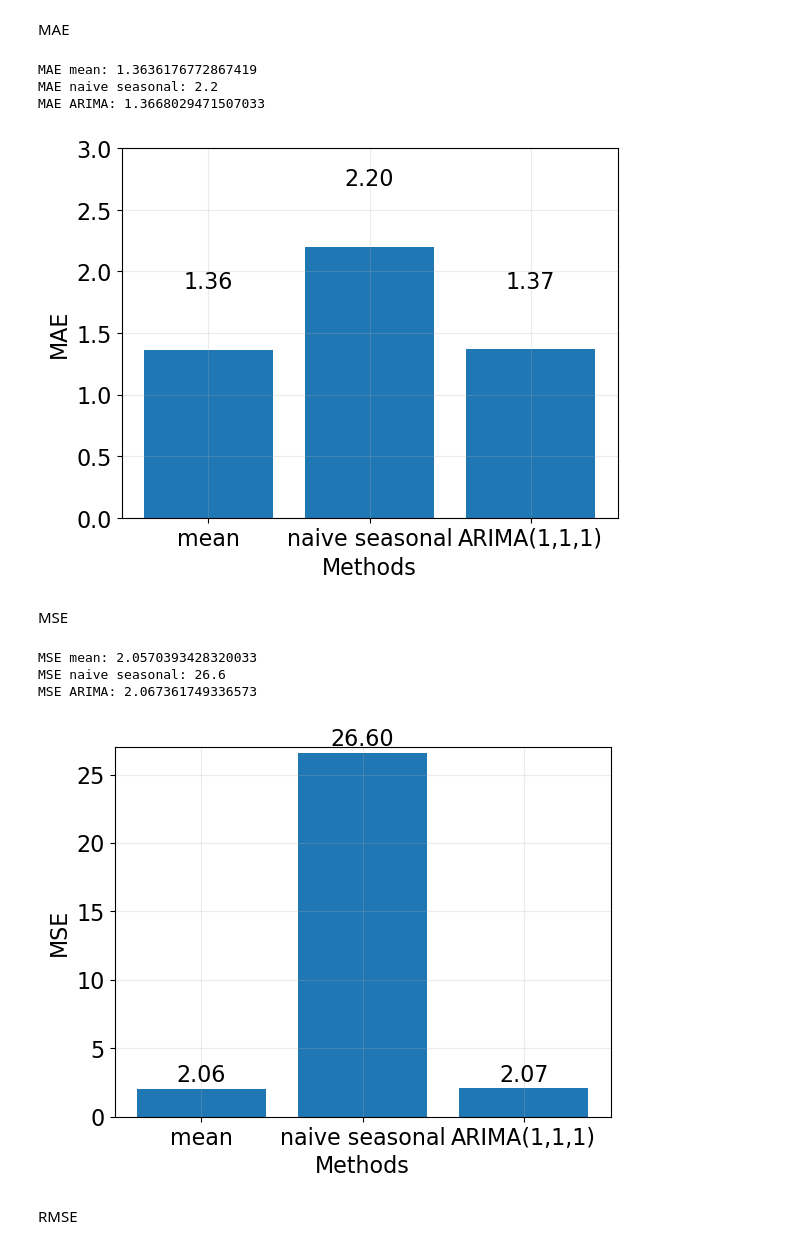
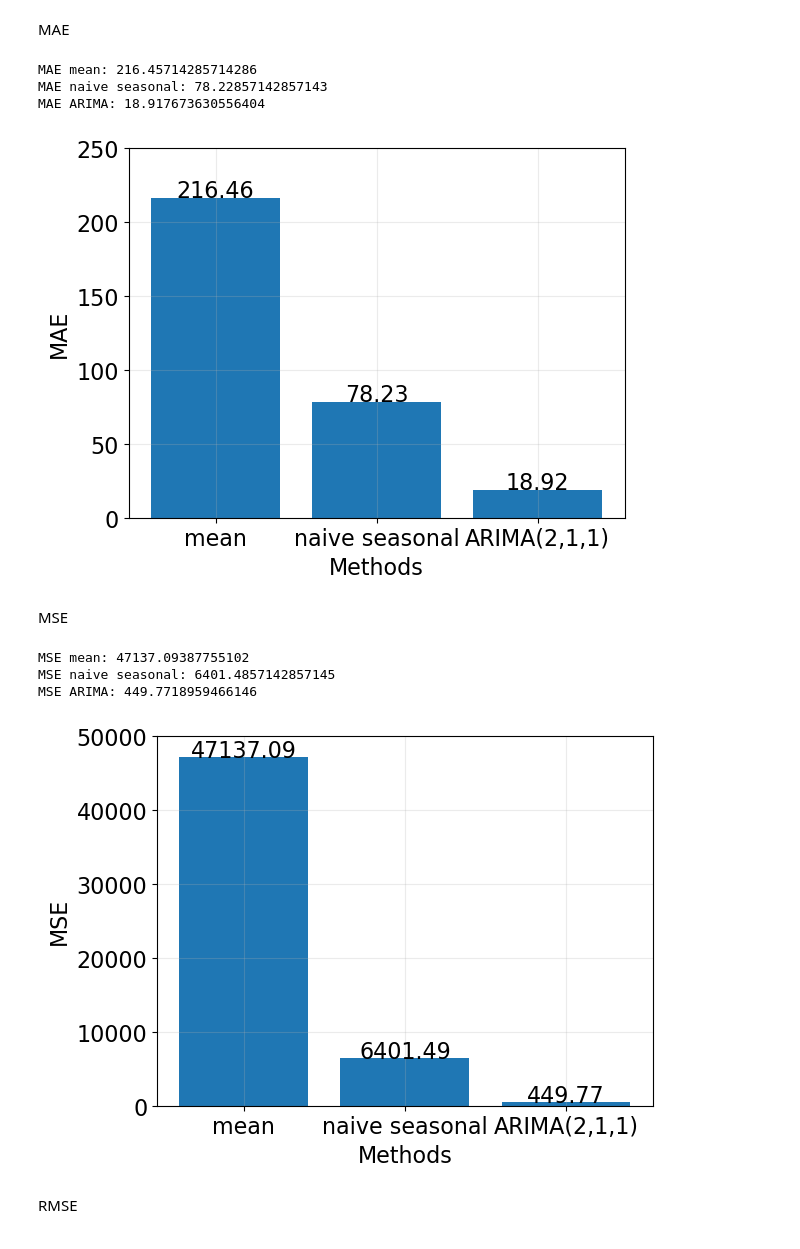
Before and after one commit to anajesset/tugas-akhirr, a Jupyter notebook: varian_e.ipynb, the cells around one changed output. Drawn from its saved outputs; the diff is of its cells as text; code cells hidden in the pictures.

```diff
--- a/varian_e.ipynb
+++ b/varian_e.ipynb
@@ -883,17 +982,17 @@ plt.show(fig)
 # %%
-df_test_pred = df_test.copy()
+df_test_pred_arima = df_test_arima.copy()
 
-TRAIN_LEN = len(df_train)
-HORIZON = len(df_test)
+TRAIN_LEN = len(df_train_arima)
+HORIZON = len(df_test_arima)
 
-pred_mean = np.ones(HORIZON)*np.mean(df_train["E_diff"])
-pred_naive_seasonal = df_train["E_diff"].iloc[-HORIZON:].values
+pred_mean = np.ones(HORIZON)*np.mean(df_train_arima["cumulative_sum"])
+pred_naive_seasonal = df_train_arima["cumulative_sum"].iloc[-HORIZON:].values
 pred_arima = model_arima_best_fit.get_prediction(
   TRAIN_LEN, TRAIN_LEN + HORIZON - 1).predicted_mean
 
-df_test_pred["pred_mean"] = pred_mean
-df_test_pred["pred_naive_seasonal"] = pred_naive_seasonal
-df_test_pred["pred_arima"] = pred_arima
+df_test_pred_arima["pred_mean"] = pred_mean
+df_test_pred_arima["pred_naive_seasonal"] = pred_naive_seasonal
+df_test_pred_arima["pred_arima"] = pred_arima
 
-df_test_pred.head()
+df_test_pred_arima.head()
 # %% [output]
@@ -1025,67 +1097,67 @@ plt.show(fig)
 # %% [markdown]
 MAE
 # %%
-mae_mean           = mean_absolute_error(df_test_pred["E_diff"], df_test_pred["pred_mean"])
-mae_naive_seasonal = mean_absolute_error(df_test_pred["E_diff"], df_test_pred["pred_naive_seasonal"])
-mae_arima          = mean_absolute_error(df_test_pred["E_diff"], df_test_pred["pred_arima"])
+mae_mean           = mean_absolute_error(df_test_pred_arima["cumulative_sum"], df_test_pred_arima["pred_mean"])
+mae_naive_seasonal = mean_absolute_error(df_test_pred_arima["cumulative_sum"], df_test_pred_arima["pred_naive_seasonal"])
+mae_arima          = mean_absolute_error(df_test_pred_arima["cumulative_sum"], df_test_pred_arima["pred_arima"])
 
 print(f"MAE mean: {mae_mean}")
 print(f"MAE naive seasonal: {mae_naive_seasonal}")
 print(f"MAE ARIMA: {mae_arima}")
 # %% [output]
-MAE mean: 1.3636176772867419
-MAE naive seasonal: 2.2
-MAE ARIMA: 1.3668029471507033
+MAE mean: 216.45714285714286
+MAE naive seasonal: 78.22857142857143
+MAE ARIMA: 18.917673630556404
 # %%
 fig, ax = plt.subplots()
 
-x_array = ["mean", "naive seasonal", "ARIMA(1,1,1)"]
+x_array = ["mean", "naive seasonal", "ARIMA(2,1,1)"]
 y_array = [mae_mean, mae_naive_seasonal, mae_arima]
 
 ax.bar(x_array, y_array)
 ax.grid("on")
 ax.set_xlabel("Methods")
 ax.set_ylabel("MAE")
-ax.set_ylim([0, 3])
+ax.set_ylim([0, 250])
 
 for idx, val in enumerate(y_array):
   ax.text(x=idx, y=val+.5, s=f"{val:.2f}", ha="center")
 
 plt.show(fig)
 # %% [output]
-[figure, old version]
+[figure, new version]
 # %% [markdown]
 MSE
 # %%
-mse_mean = mean_squared_error(df_test_pred["E_diff"], df_test_pred["pred_mean"])
-mse_naive_seasonal = mean_squared_error(df_test_pred["E_diff"], df_test_pred["pred_naive_seasonal"])
-mse_arima = mean_squared_error(df_test_pred["E_diff"], df_test_pred["pred_arima"])
+mse_mean           = mean_squared_error(df_test_pred_arima["cumulative_sum"], df_test_pred_arima["pred_mean"])
+mse_naive_seasonal = mean_squared_error(df_test_pred_arima["cumulative_sum"], df_test_pred_arima["pred_naive_seasonal"])
+mse_arima          = mean_squared_error(df_test_pred_arima["cumulative_sum"], df_test_pred_arima["pred_arima"])
 
 print(f"MSE mean: {mse_mean}")
 print(f"MSE naive seasonal: {mse_naive_seasonal}")
 print(f"MSE ARIMA: {mse_arima}")
 # %% [output]
-MSE mean: 2.0570393428320033
-MSE naive seasonal: 26.6
-MSE ARIMA: 2.067361749336573
+MSE mean: 47137.09387755102
+MSE naive seasonal: 6401.4857142857145
+MSE ARIMA: 449.7718959466146
 # %%
 fig, ax = plt.subplots()
 
-x_array = ["mean", "naive seasonal", "ARIMA(1,1,1)"]
+x_array = ["mean", "naive seasonal", "ARIMA(2,1,1)"]
 y_array = [mse_mean, mse_naive_seasonal, mse_arima]
 
 ax.bar(x_array, y_array)
 ax.grid("on")
 ax.set_xlabel("Methods")
 ax.set_ylabel("MSE")
-ax.set_ylim([0, 27])
+ax.set_ylim([0, 50000])
 
 for idx, val in enumerate(y_array):
   ax.text(x=idx, y=val+.5, s=f"{val:.2f}", ha="center")
 
 plt.show(fig)
 # %% [output]
-[figure, old version]
+[figure, new version]
 # %% [markdown]
 RMSE
 # %%
```
Also changed, not shown: parts of 108 cells of this notebook, 9 other files.
